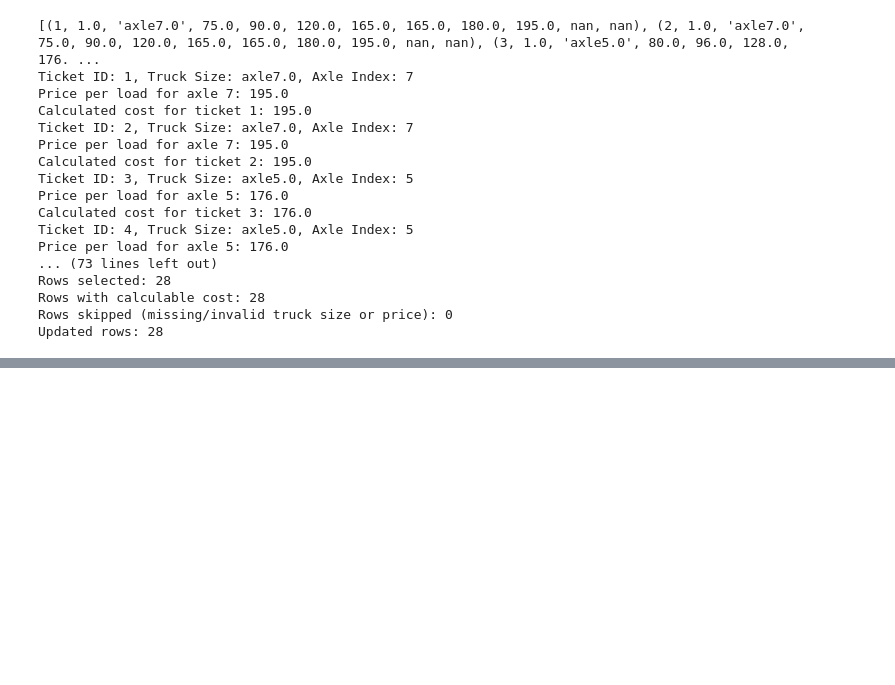
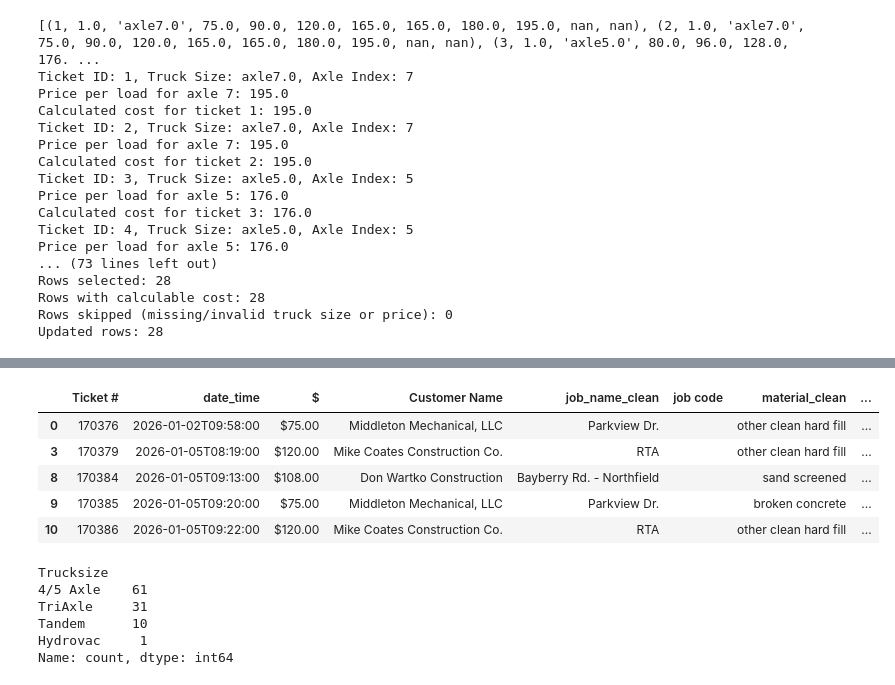
Before and after one commit to Pranava-mre/McCraken-Ticket-System, a Jupyter notebook: database.ipynb, the cells around one changed output, grey strips where cells are left out. Saved outputs shown, nothing was run; the diff lists cells and outputs as text; code cells hidden in the pictures; blank space fills up the shorter version.

```diff
--- a/database.ipynb
+++ b/database.ipynb
@@ -790,0 +812,31 @@ Updated rows: 28
+# %%
+df_csv_2026 = df_csv2[df_csv2['Date'].dt.year == 2026]
+df_csv_jan2026 = df_csv_2026[df_csv_2026['Date'].dt.month == 1]
+# %%
+df_jobs_cache = pd.read_sql_query("SELECT * FROM jobs_cache", conn)
+df_jobs_cache = df_jobs_cache.replace({"NaN": pd.NA, "nan": pd.NA})
+df_tickets = pd.read_sql_query("SELECT * FROM tickets", conn)
+df_tickets = df_tickets.replace({"NaN": pd.NA, "nan": pd.NA})
+df_trucks = pd.read_sql_query("SELECT * FROM trucks_main", conn)
+df_trucks = df_trucks.replace({"NaN": pd.NA, "nan": pd.NA})
+df_materials = pd.read_sql_query("SELECT * FROM material_price", conn)
+df_materials = df_materials.replace({"NaN": pd.NA, "nan": pd.NA})
+df_customers = pd.read_sql_query("SELECT * FROM customers", conn)
+df_customers = df_customers.replace({"NaN": pd.NA, "nan": pd.NA})
+df_trucks["truck_number_clean"] = (
+    df_trucks["truck_number"]
+    .astype(str)
+    .str.strip()
+    .str.lower()
+)
+df_materials["material_clean"] = (
+    df_materials["material"]
+    .astype(str)
+    .str.strip()
+    .str.lower()
+)
+# %%
+df_merged = df_csv_jan2026.merge(df_jobs_cache, left_on="job code", right_on="job_code", how="left", suffixes=("", "_job"))
+df_merged = df_merged.merge(df_trucks, left_on="Truck #_clean", right_on="truck_number_clean", how="left", suffixes=("", "_truck"))
+df_merged = df_merged.merge(df_materials, left_on="material_clean", right_on="material_clean", how="left", suffixes=("", "_mat"))
+df_merged = df_merged.merge(df_customers, left_on="Customer Name", right_on="customer_name", how="left", suffixes=("", "_cust"))
@@ -790,0 +857,9 @@ Updated rows: 28
+# %%
+cols = [
+    "Ticket #","date_time", " $ ", "Customer Name",
+    "job_name_clean", "job code", "material_clean",
+    "final_direction", "Year", "Truck #_clean",
+    "tax_exempt", "id_truck", "id_mat", "material","id_cust","Trucksize"
+]
+
+df_merged = df_merged[cols]
@@ -790,0 +883,10 @@ Updated rows: 28
+# %%
+df_merged_nojobcode = df_merged[df_merged['job code'].astype(str).str.strip() == ""]
+display(df_merged_nojobcode.head())
+# %% [output]
+|  | Ticket # | date_time | $ | Customer Name | job_name_clean | job code | material_clean | ... |
+| 0 | 170376 | 2026-01-02T09:58:00 | $75.00 | Middleton Mechanical, LLC | Parkview Dr. |  | other clean hard fill | ... |
+| 3 | 170379 | 2026-01-05T08:19:00 | $120.00 | Mike Coates Construction Co. | RTA |  | other clean hard fill | ... |
+| 8 | 170384 | 2026-01-05T09:13:00 | $108.00 | Don Wartko Construction | Bayberry Rd. - Northfield |  | sand screened | ... |
+| 9 | 170385 | 2026-01-05T09:20:00 | $75.00 | Middleton Mechanical, LLC | Parkview Dr. |  | broken concrete | ... |
+| 10 | 170386 | 2026-01-05T09:22:00 | $120.00 | Mike Coates Construction Co. | RTA |  | other clean hard fill | ... |
@@ -790,0 +895,9 @@ Updated rows: 28
+# %%
+df_merged_not_truck_db["Trucksize"].value_counts(dropna=False)
+# %% [output]
+Trucksize
+4/5 Axle    61
+TriAxle     31
+Tandem      10
+Hydrovac     1
+Name: count, dtype: int64
```
Also changed, not shown: parts of 37 cells of this notebook, 9 other files.
